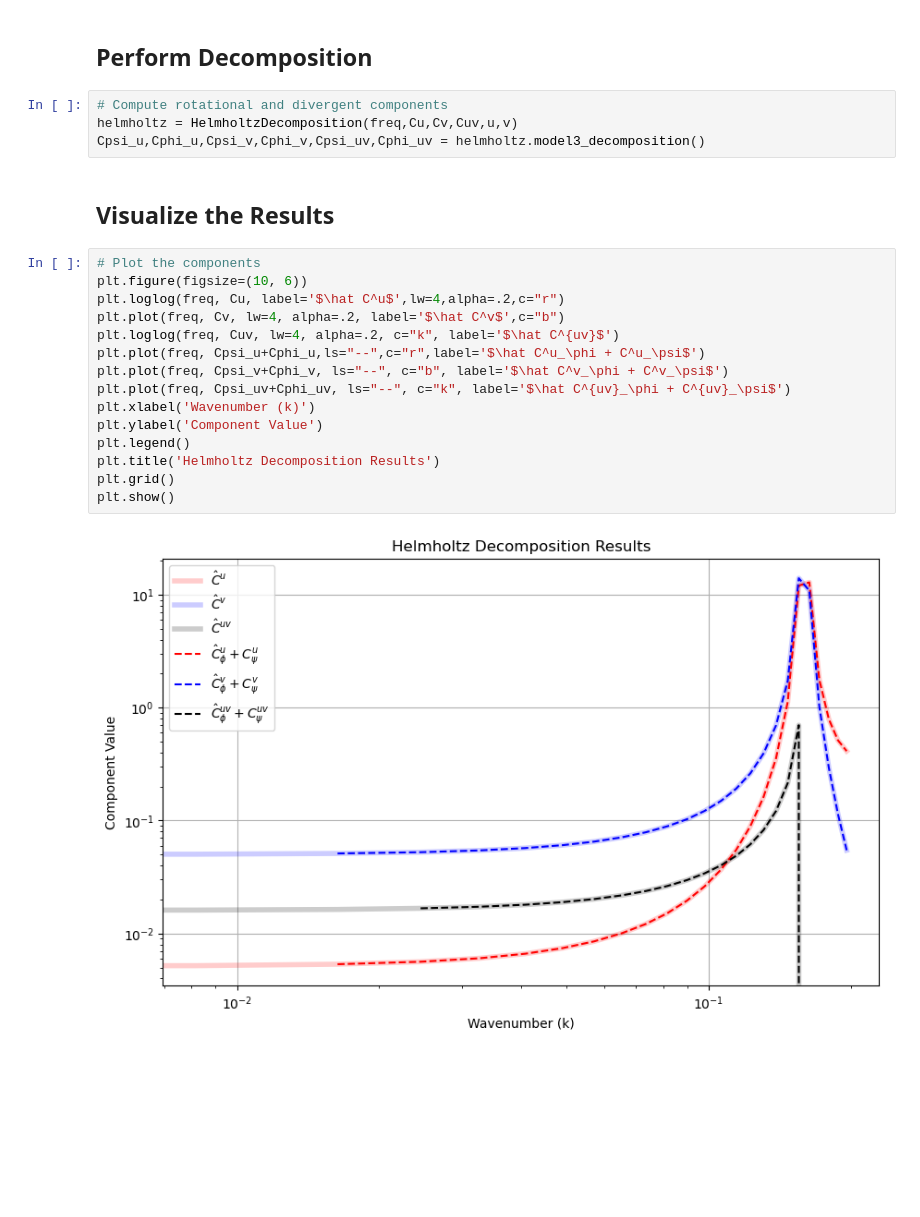
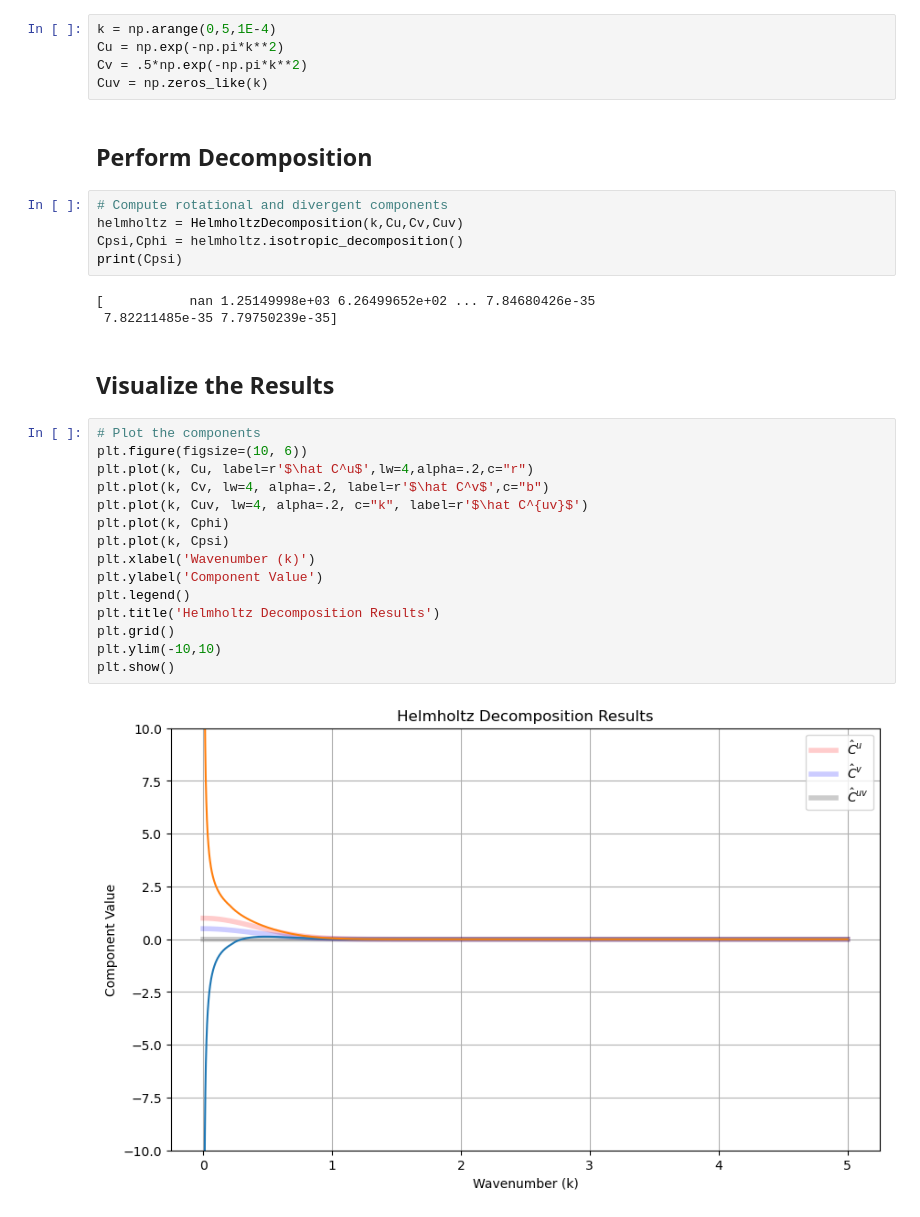
Before and after one commit to cmartisolana/ADCPySpec, a Jupyter notebook: examples/helmholtz_decomposition_example.ipynb, the cells around one changed output. Cells and saved outputs as stored; diff of their text form; blank space fills up the shorter version.

```diff
--- a/examples/helmholtz_decomposition_example.ipynb
+++ b/examples/helmholtz_decomposition_example.ipynb
@@ -23,25 +13,34 @@ freq, Cuv, Cu, Cv,_,_,_,_,_ = spectrum.compute_cross_spectrum()
+# %%
+k = np.arange(0,5,1E-4)
+Cu = np.exp(-np.pi*k**2)
+Cv = .5*np.exp(-np.pi*k**2)
+Cuv = np.zeros_like(k)
 # %% [markdown]
 ## Perform Decomposition
 # %%
 # Compute rotational and divergent components
-helmholtz = HelmholtzDecomposition(freq,Cu,Cv,Cuv,u,v)
-Cpsi_u,Cphi_u,Cpsi_v,Cphi_v,Cpsi_uv,Cphi_uv = helmholtz.model3_decomposition()
+helmholtz = HelmholtzDecomposition(k,Cu,Cv,Cuv)
+Cpsi,Cphi = helmholtz.isotropic_decomposition()
+print(Cpsi)
+# %% [output]
+[           nan 1.25149998e+03 6.26499652e+02 ... 7.84680426e-35
+ 7.82211485e-35 7.79750239e-35]
 # %% [markdown]
 ## Visualize the Results
 # %%
 # Plot the components
 plt.figure(figsize=(10, 6))
-plt.loglog(freq, Cu, label='$\hat C^u$',lw=4,alpha=.2,c="r")
-plt.plot(freq, Cv, lw=4, alpha=.2, label='$\hat C^v$',c="b")
-plt.loglog(freq, Cuv, lw=4, alpha=.2, c="k", label='$\hat C^{uv}$')
-plt.plot(freq, Cpsi_u+Cphi_u,ls="--",c="r",label='$\hat C^u_\phi + C^u_\psi$')
-plt.plot(freq, Cpsi_v+Cphi_v, ls="--", c="b", label='$\hat C^v_\phi + C^v_\psi$')
-plt.plot(freq, Cpsi_uv+Cphi_uv, ls="--", c="k", label='$\hat C^{uv}_\phi + C^{uv}_\psi$')
+plt.plot(k, Cu, label=r'$\hat C^u$',lw=4,alpha=.2,c="r")
+plt.plot(k, Cv, lw=4, alpha=.2, label=r'$\hat C^v$',c="b")
+plt.plot(k, Cuv, lw=4, alpha=.2, c="k", label=r'$\hat C^{uv}$')
+plt.plot(k, Cphi)
+plt.plot(k, Cpsi)
 plt.xlabel('Wavenumber (k)')
 plt.ylabel('Component Value')
 plt.legend()
 plt.title('Helmholtz Decomposition Results')
 plt.grid()
+plt.ylim(-10,10)
 plt.show()
 # %% [output]
-[figure, old version]
+[figure, new version]
```
Also changed, not shown: parts of 3 cells of this notebook, 5 other files.
